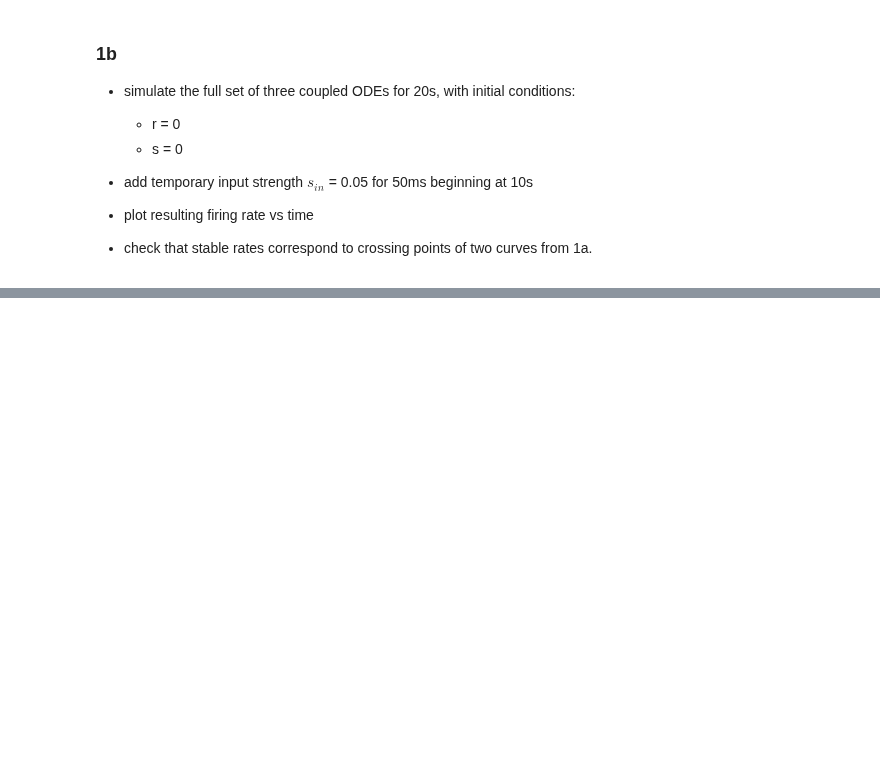
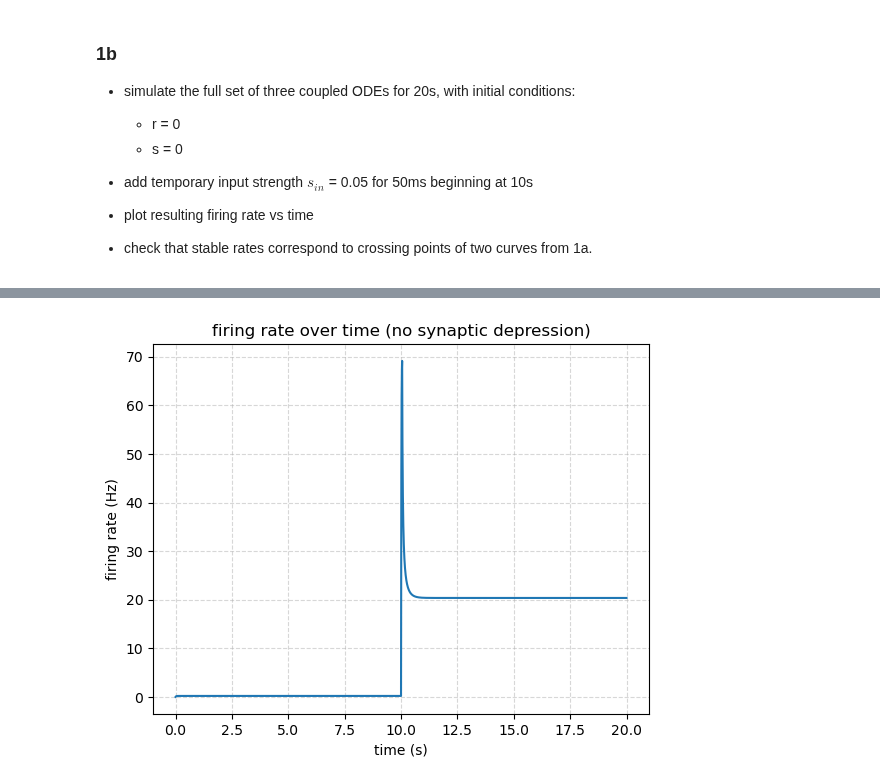
Before and after one commit to polsen99/intro_comp_neuro, a Jupyter notebook: tutorial 6.1 - bistability and oscillations in a firing-rate model with feedback.ipynb, the cells around one changed output, grey strips where cells are left out. Drawn from its saved outputs; the diff is of its cells as text; code cells hidden in the pictures; blank space fills up the shorter version.

```diff
--- a/tutorial 6.1 - bistability and oscillations in a firing-rate model with feedback.ipynb
+++ b/tutorial 6.1 - bistability and oscillations in a firing-rate model with feedback.ipynb
@@ -136,0 +144,33 @@ plt.grid(True)
+# %%
+def run_sim_no_dep(w_ee, s_in, r_init, D_init, s_init):
+    r[0] = r_init
+    D[0] = D_init
+    s[0] = s_init
+
+    for i in range(1, len(t)):
+        S = total_syn_input(w_ee, s[i - 1], s_in[i])
+
+        # update firing rate
+        r[i] = r[i - 1] + dr_dt(r[i - 1], S) * dt
+        # update depression variable
+        D[i] = 1
+        #D[i] = D[i - 1] + dd_dt(D[i - 1], r[i - 1]) * dt
+        # update synaptic gating variable
+        s[i] = s[i - 1] + ds_dt(s[i - 1], D[i - 1], r[i - 1]) * dt
+
+        if r[i] < 0:
+            r[i] = 0
+
+    return r, D, s
+# %%
+r_sim, D_sim, s_sim = run_sim_no_dep(w_ee, s_in, 0, 1, 0)
+# %%
+plt.plot(t, r_sim)
+plt.title('firing rate over time (no synaptic depression)')
+plt.xlabel('time (s)')
+plt.ylabel('firing rate (Hz)')
+plt.grid(True, linestyle='--', alpha=0.5)
+
+# steady state crossover value matches 20Hz
+# %% [output]
+[figure, added]
```
Also changed, not shown: parts of 16 cells of this notebook.
